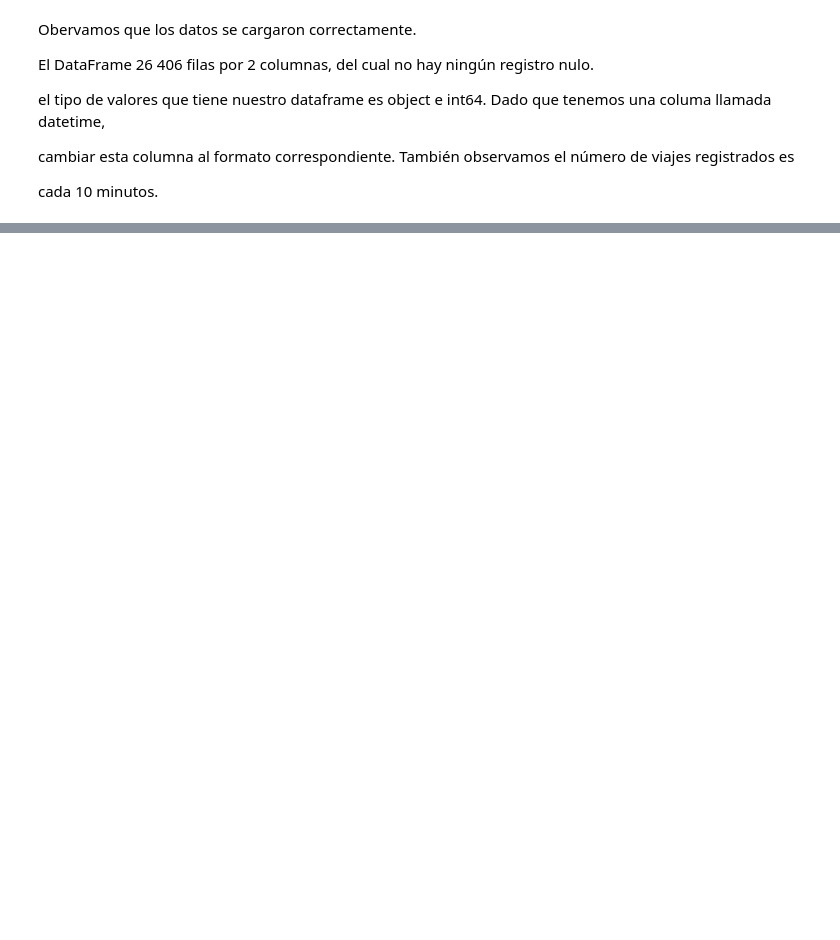
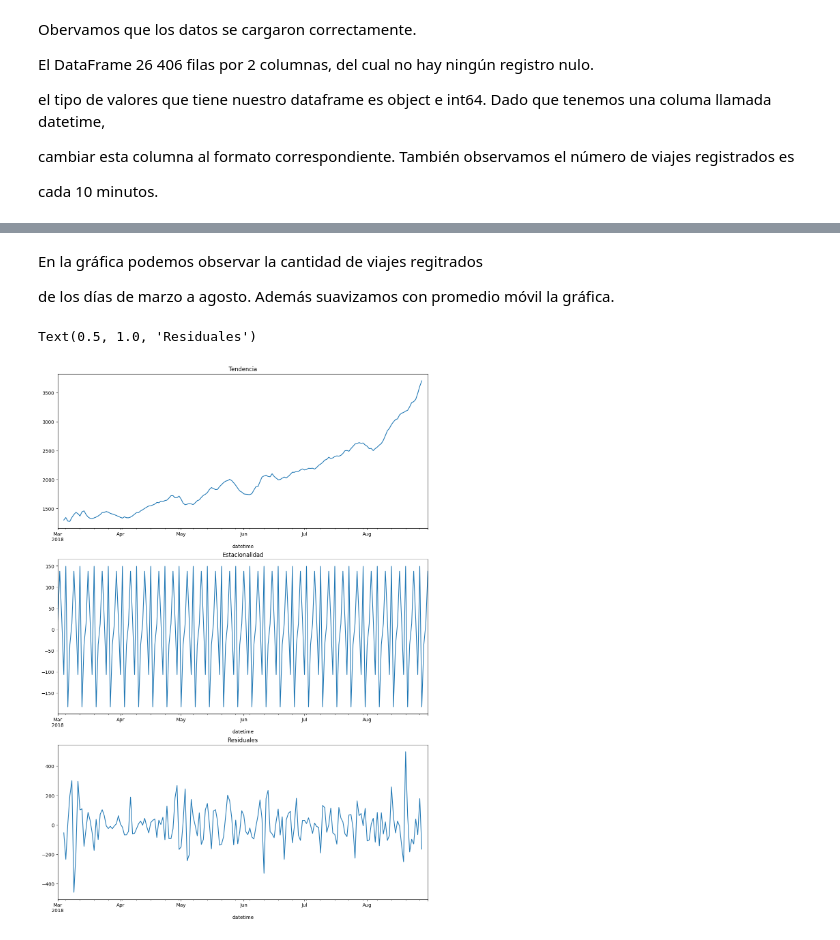
Before and after one commit to Car27VeP/TimeSeriesModelEvaluator, a Jupyter notebook: SweetLiftTaxi.ipynb, the cells around one changed output, grey strips where cells are left out. Saved outputs shown, nothing was run; the diff lists cells and outputs as text; code cells hidden in the pictures; blank space fills up the shorter version.

```diff
--- a/SweetLiftTaxi.ipynb
+++ b/SweetLiftTaxi.ipynb
@@ -112,0 +152,4 @@ de los días de marzo a agosto. Además suavizamos con promedio móvil la gráfi
+# %% [markdown]
+En la gráfica podemos observar la cantidad de viajes regitrados
+
+de los días de marzo a agosto. Además suavizamos con promedio móvil la gráfica.
@@ -112,0 +159,18 @@ de los días de marzo a agosto. Además suavizamos con promedio móvil la gráfi
+# %%
+# %%
+decomposed = seasonal_decompose(df['num_orders'])
+
+plt.figure(figsize=(14, 20))
+
+plt.subplot(311)
+decomposed.trend.plot(ax=plt.gca())
+plt.title('Tendencia')
+plt.subplot(312)
+decomposed.seasonal.plot(ax=plt.gca())
+plt.title('Estacionalidad')
+plt.subplot(313)
+decomposed.resid.plot(ax=plt.gca())
+plt.title('Residuales')
+# %% [output]
+Text(0.5, 1.0, 'Residuales')
+[figure, added]
```
Also changed, not shown: parts of 98 cells of this notebook, 2 other files.
